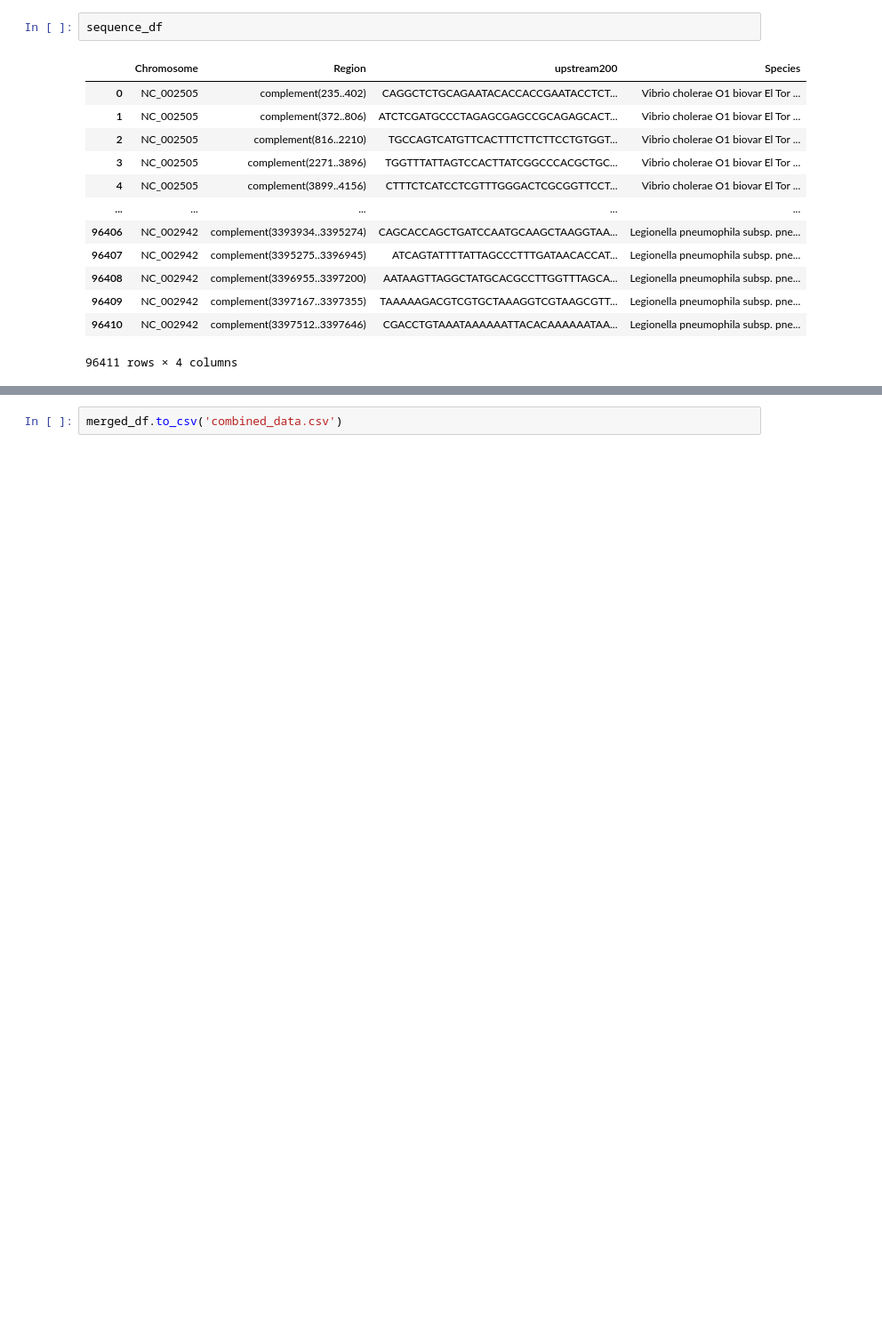
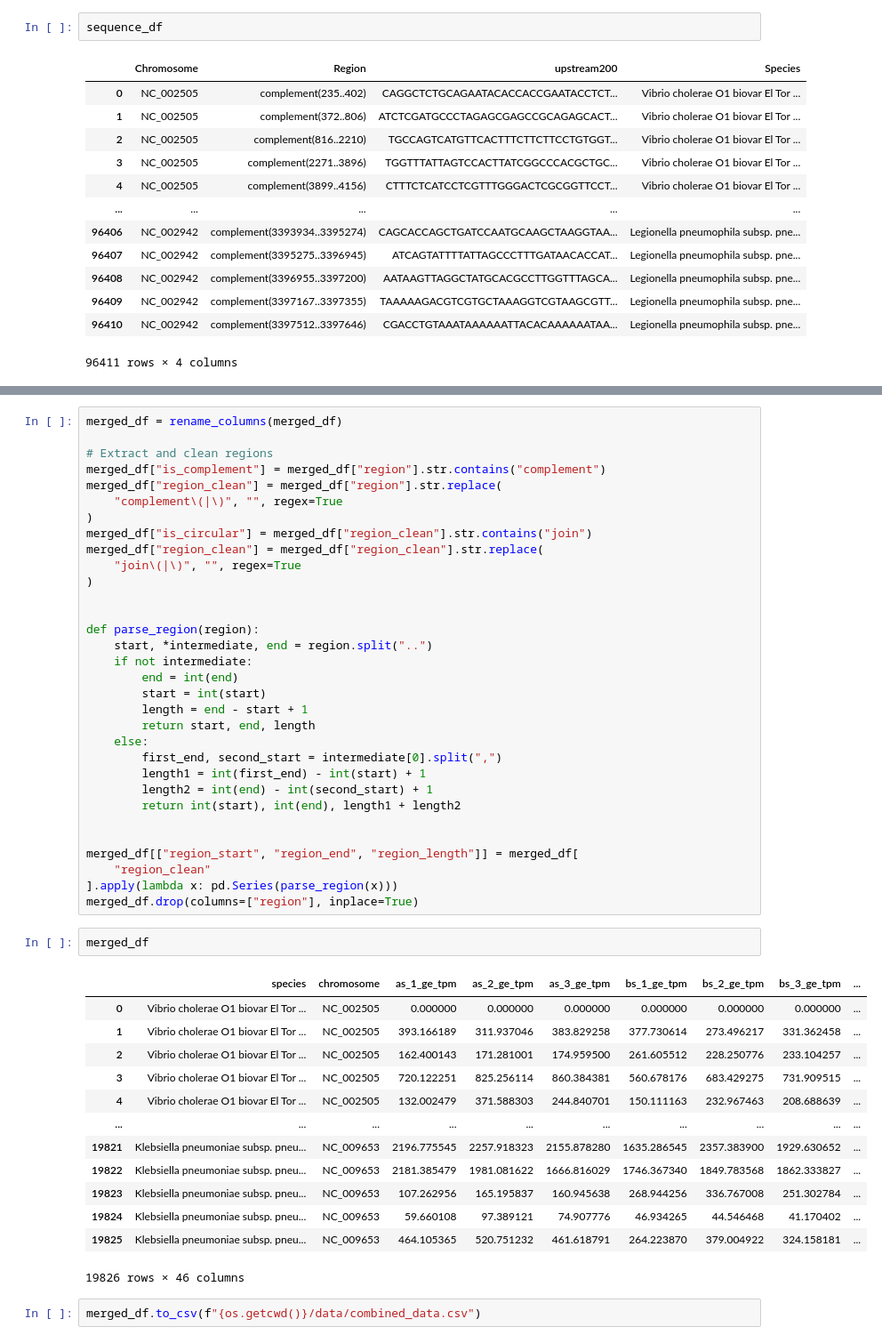
Before and after one commit to memetc/ML4RG_Group1, a Jupyter notebook: build.ipynb, the cells around one changed output, grey strips where cells are left out. Shown: that part at 89% size. Cells and saved outputs as stored; diff of their text form; blank space fills up the shorter version.

Commit message:
extract regions

```diff
--- a/build.ipynb
+++ b/build.ipynb
@@ -238,2 +282,50 @@ merged_df
+# %%
+merged_df = rename_columns(merged_df)
+
+# Extract and clean regions
+merged_df["is_complement"] = merged_df["region"].str.contains("complement")
+merged_df["region_clean"] = merged_df["region"].str.replace(
+    "complement\(|\)", "", regex=True
+)
+merged_df["is_circular"] = merged_df["region_clean"].str.contains("join")
+merged_df["region_clean"] = merged_df["region_clean"].str.replace(
+    "join\(|\)", "", regex=True
+)
+
+
+def parse_region(region):
+    start, *intermediate, end = region.split("..")
+    if not intermediate:
+        end = int(end)
+        start = int(start)
+        length = end - start + 1
+        return start, end, length
+    else:
+        first_end, second_start = intermediate[0].split(",")
+        length1 = int(first_end) - int(start) + 1
+        length2 = int(end) - int(second_start) + 1
+        return int(start), int(end), length1 + length2
+
+
+merged_df[["region_start", "region_end", "region_length"]] = merged_df[
+    "region_clean"
+].apply(lambda x: pd.Series(parse_region(x)))
+merged_df.drop(columns=["region"], inplace=True)
+# %%
+merged_df
+# %% [output]
+|  | species | chromosome | as_1_ge_tpm | as_2_ge_tpm | as_3_ge_tpm | bs_1_ge_tpm | bs_2_ge_tpm | bs_3_ge_tpm | ... |
+| 0 | Vibrio cholerae O1 biovar El Tor ... | NC_002505 | 0.000000 | 0.000000 | 0.000000 | 0.000000 | 0.000000 | 0.000000 | ... |
+| 1 | Vibrio cholerae O1 biovar El Tor ... | NC_002505 | 393.166189 | 311.937046 | 383.829258 | 377.730614 | 273.496217 | 331.362458 | ... |
+| 2 | Vibrio cholerae O1 biovar El Tor ... | NC_002505 | 162.400143 | 171.281001 | 174.959500 | 261.605512 | 228.250776 | 233.104257 | ... |
+| 3 | Vibrio cholerae O1 biovar El Tor ... | NC_002505 | 720.122251 | 825.256114 | 860.384381 | 560.678176 | 683.429275 | 731.909515 | ... |
+| 4 | Vibrio cholerae O1 biovar El Tor ... | NC_002505 | 132.002479 | 371.588303 | 244.840701 | 150.111163 | 232.967463 | 208.688639 | ... |
+| ... | ... | ... | ... | ... | ... | ... | ... | ... | ... |
+| 19821 | Klebsiella pneumoniae subsp. pneu... | NC_009653 | 2196.775545 | 2257.918323 | 2155.878280 | 1635.286545 | 2357.383900 | 1929.630652 | ... |
+| 19822 | Klebsiella pneumoniae subsp. pneu... | NC_009653 | 2181.385479 | 1981.081622 | 1666.816029 | 1746.367340 | 1849.783568 | 1862.333827 | ... |
+| 19823 | Klebsiella pneumoniae subsp. pneu... | NC_009653 | 107.262956 | 165.195837 | 160.945638 | 268.944256 | 336.767008 | 251.302784 | ... |
+| 19824 | Klebsiella pneumoniae subsp. pneu... | NC_009653 | 59.660108 | 97.389121 | 74.907776 | 46.934265 | 44.546468 | 41.170402 | ... |
+| 19825 | Klebsiella pneumoniae subsp. pneu... | NC_009653 | 464.105365 | 520.751232 | 461.618791 | 264.223870 | 379.004922 | 324.158181 | ... |
+19826 rows × 46 columns
 # %%
-merged_df.to_csv('combined_data.csv')
+merged_df.to_csv(f"{os.getcwd()}/data/combined_data.csv")
```
Also changed, not shown: parts of 12 cells of this notebook.
